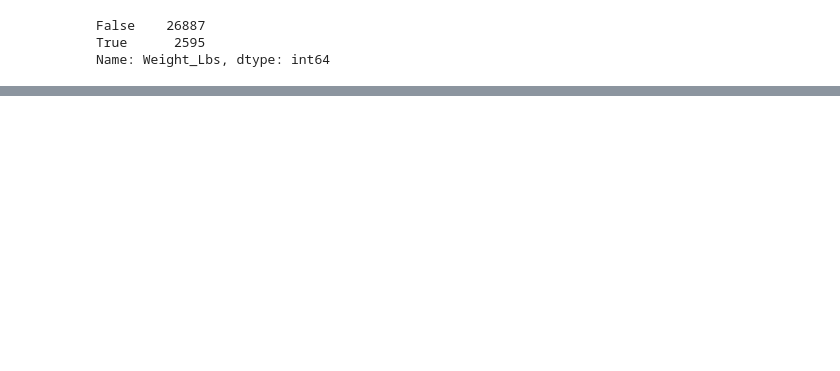
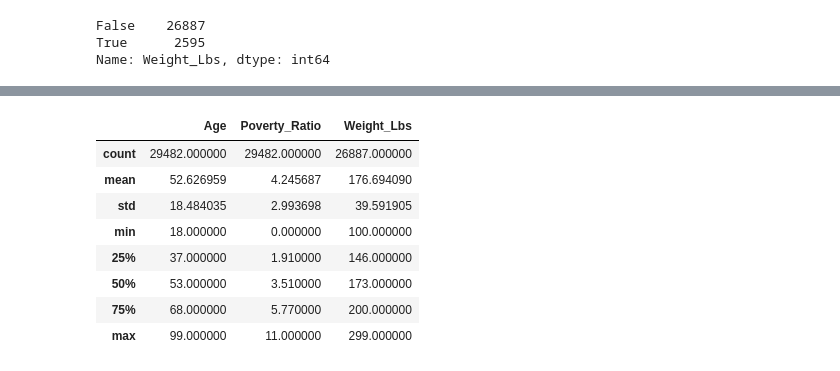
Before and after one commit to amyylin1/Drops_of_Jupyter, a Jupyter notebook: LoadDBS.ipynb, the cells around one changed output, grey strips where cells are left out. Saved outputs shown, nothing was run; the diff lists cells and outputs as text; code cells hidden in the pictures; blank space fills up the shorter version.

```diff
--- a/ExplorationByElina.ipynb
+++ b/LoadDBS.ipynb
@@ -499,0 +525,12 @@ dem_diabetes_df
+# %%
+dem_diabetes_df.describe()
+# %% [output]
+|  | Age | Poverty_Ratio | Weight_Lbs |
+| count | 29482.000000 | 29482.000000 | 26887.000000 |
+| mean | 52.626959 | 4.245687 | 176.694090 |
+| std | 18.484035 | 2.993698 | 39.591905 |
+| min | 18.000000 | 0.000000 | 100.000000 |
+| 25% | 37.000000 | 1.910000 | 146.000000 |
+| 50% | 53.000000 | 3.510000 | 173.000000 |
+| 75% | 68.000000 | 5.770000 | 200.000000 |
+| max | 99.000000 | 11.000000 | 299.000000 |
```
Also changed, not shown: parts of 12 cells of this notebook, 1 other file.
